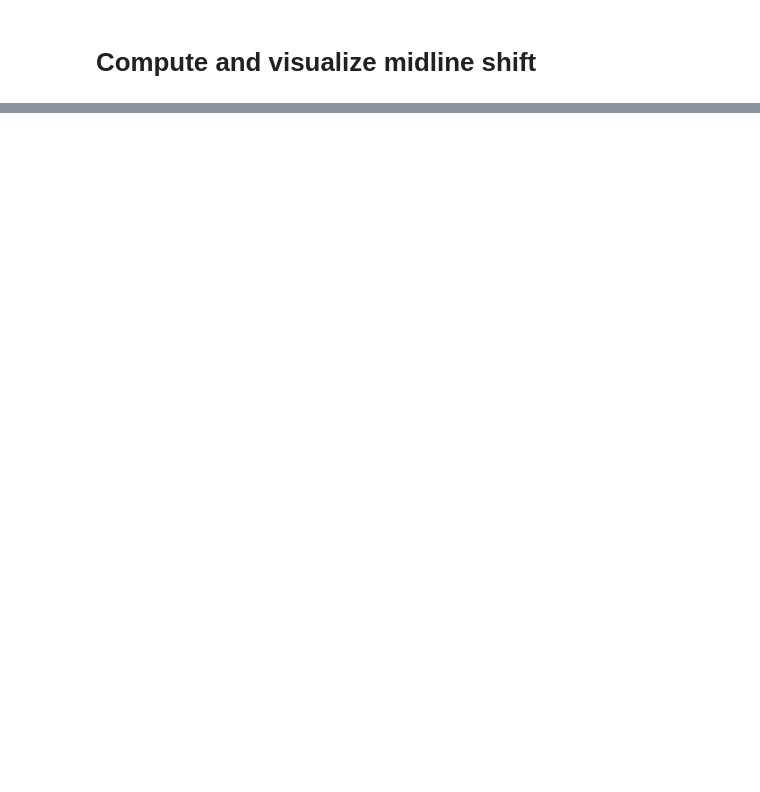
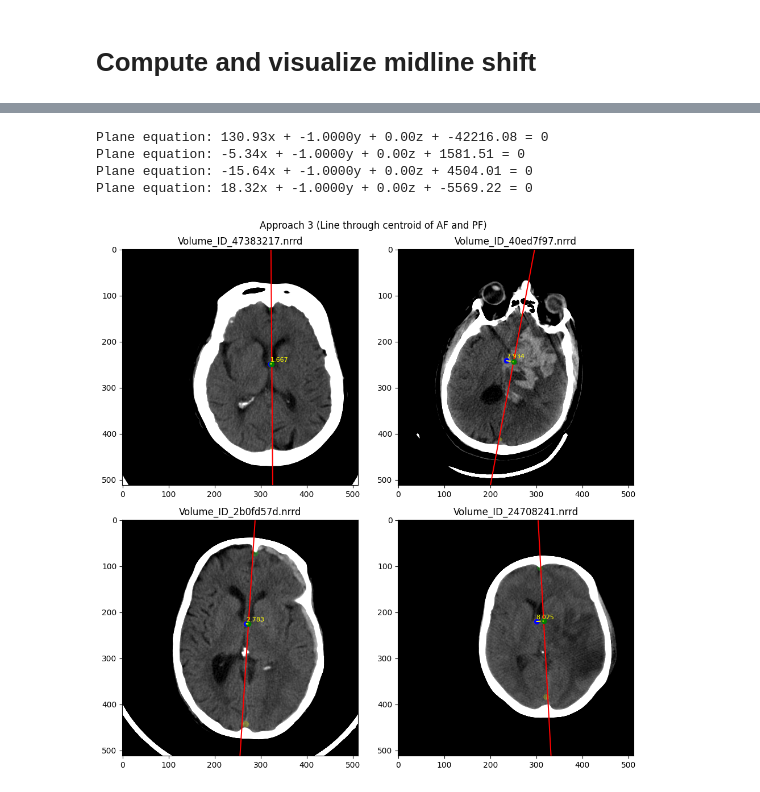
Before and after one commit to maxime-cinqmars/mls, a Jupyter notebook: mls_postprocess.ipynb, the cells around one changed output, grey strips where cells are left out. Drawn from its saved outputs; the diff is of its cells as text; code cells hidden in the pictures; blank space fills up the shorter version.

```diff
--- a/mls_postprocess.ipynb
+++ b/mls_postprocess.ipynb
@@ -179,3 +223,0 @@ def calculate_midline_shift_mlsplotonly(n):
-# %%
-for i in range(0,len(IMAGE_PATHS)):
-    calculate_midline_shift_mlsplotonly(i)
@@ -186,0 +224,15 @@ for i in range(0,len(IMAGE_PATHS)):
+# %%
+# Approach 3
+plt.figure(figsize=(10,10))
+for i in range(0,4):
+    plt.subplot(2,2,i+1)
+    calculate_midline_shift(i, 3)
+    plt.title(IMAGE_PATHS[i].split('/')[3])
+    plt.suptitle("Approach 3 (Line through centroid of AF and PF)")
+    plt.tight_layout()
+# %% [output]
+Plane equation: 130.93x + -1.0000y + 0.00z + -42216.08 = 0
+Plane equation: -5.34x + -1.0000y + 0.00z + 1581.51 = 0
+Plane equation: -15.64x + -1.0000y + 0.00z + 4504.01 = 0
+Plane equation: 18.32x + -1.0000y + 0.00z + -5569.22 = 0
+[figure, added]
```
Also changed, not shown: parts of 14 cells of this notebook, 42 other files.
